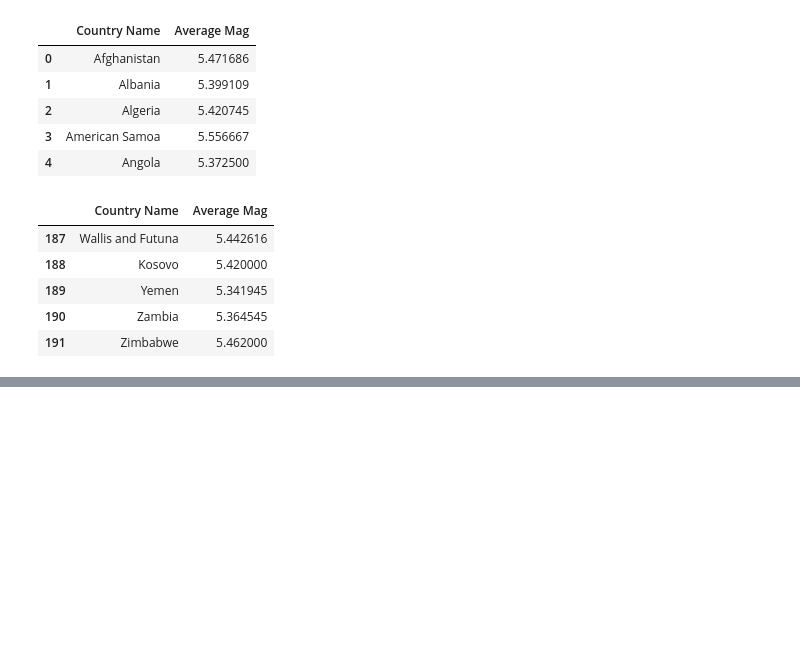
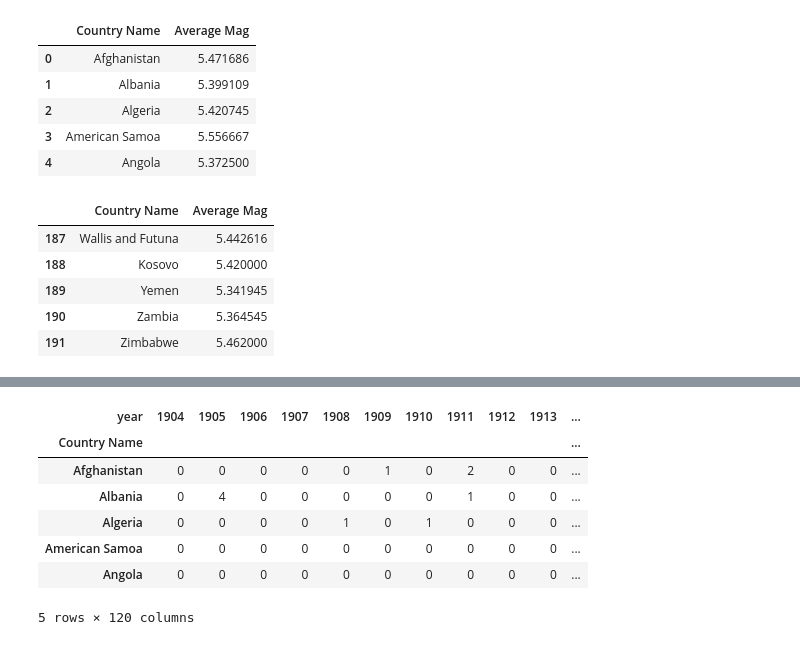
Before and after one commit to jameslaurence82/Project, a Jupyter notebook: earthquake.ipynb, the cells around one changed output, grey strips where cells are left out. Cells and saved outputs as stored; diff of their text form; code cells hidden in the pictures; blank space fills up the shorter version.

```diff
--- a/earthquake.ipynb
+++ b/earthquake.ipynb
@@ -1475,0 +1498,19 @@ average_mag_by_country.tail()
+# %%
+# pivot table of earthquakes per year by country
+eq_yr_country_pivot = eq_count_cntry_yr.pivot_table(index='country_name', columns='year', values='earthquake_count', fill_value=0)
+
+# convert to integer
+eq_yr_country_pivot = eq_yr_country_pivot.astype(int)
+
+eq_yr_country_pivot.index.name = ('Country Name')
+
+eq_yr_country_pivot.head()
+# %% [output]
+| year | 1904 | 1905 | 1906 | 1907 | 1908 | 1909 | 1910 | 1911 | 1912 | 1913 | ... |
+| Country Name |  |  |  |  |  |  |  |  |  |  | ... |
+| Afghanistan | 0 | 0 | 0 | 0 | 0 | 1 | 0 | 2 | 0 | 0 | ... |
+| Albania | 0 | 4 | 0 | 0 | 0 | 0 | 0 | 1 | 0 | 0 | ... |
+| Algeria | 0 | 0 | 0 | 0 | 1 | 0 | 1 | 0 | 0 | 0 | ... |
+| American Samoa | 0 | 0 | 0 | 0 | 0 | 0 | 0 | 0 | 0 | 0 | ... |
+| Angola | 0 | 0 | 0 | 0 | 0 | 0 | 0 | 0 | 0 | 0 | ... |
+5 rows × 120 columns
```
Also changed, not shown: parts of 7 cells of this notebook, 2 other files.
